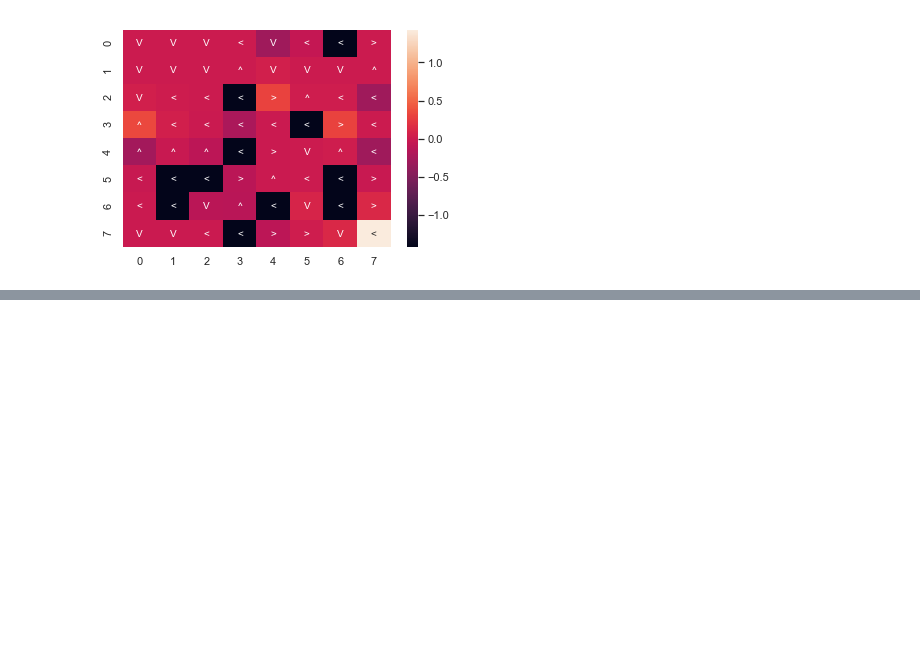
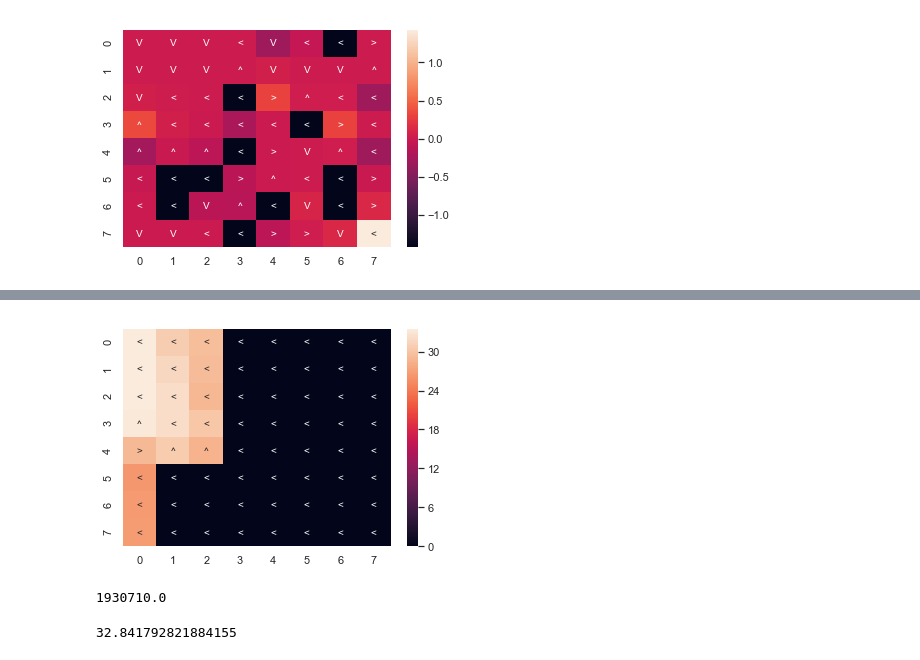
Before and after one commit to habbes/ml-mdp-rl-experiments-omscs, a Jupyter notebook: mdp.ipynb, the cells around one changed output, grey strips where cells are left out. Cells and saved outputs as stored; diff of their text form; code cells hidden in the pictures; blank space fills up the shorter version.

```diff
--- a/mdp.ipynb
+++ b/mdp.ipynb
@@ -215,0 +265,12 @@ compare_vi_pi(lg_T, lg_R, 0.3)
+# %%
+lib.plot_policy(lg_ql_res["policy"], lg_ql_res["V"])
+# %% [output]
+[figure, added]
+# %%
+lg_ql_res["epoch_steps"].sum()
+# %% [output]
+1930710.0
+# %%
+lg_ql_res["time"]
+# %% [output]
+32.841792821884155
```
Also changed, not shown: parts of 12 cells of this notebook, 3 other files.
